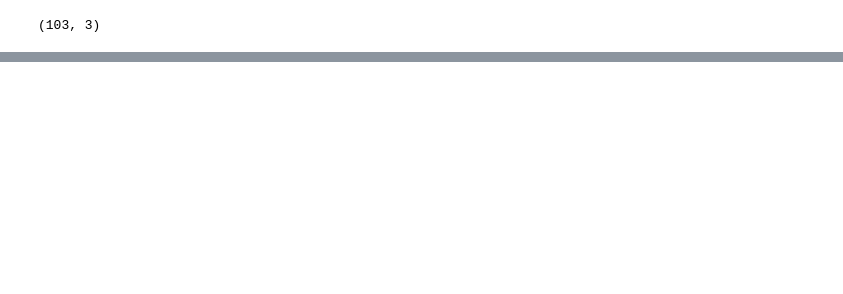
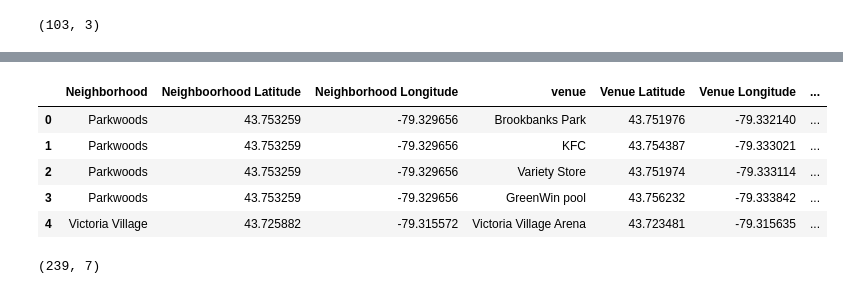
Before and after one commit to abdurrahmanshidiq/IBM-Capstone-Project, a Jupyter notebook: Segmenting_and_Clustering_Neighborhoods_in_Toronto.ipynb, the cells around one changed output, grey strips where cells are left out. Cells and saved outputs as stored; diff of their text form; code cells hidden in the pictures; blank space fills up the shorter version.

```diff
--- a/Segmenting_and_Clustering_Neighborhoods_in_Toronto.ipynb
+++ b/Segmenting_and_Clustering_Neighborhoods_in_Toronto.ipynb
@@ -157,0 +262,5 @@ df_merged[df_merged['PostalCode']=='M5V']
+# %%
+# Select Only North York Borough
+
+df_NY = neighborhoods[neighborhoods['Borough']=='North York'].reset_index(drop=True)[['Borough', 'Neighborhood', 'Latitude', 'Longitude']]
+df_NY.head()
@@ -157,0 +434,37 @@ df_merged[df_merged['PostalCode']=='M5V']
+# %%
+
+def getNearbyVenues(names, latitudes, longitudes, radius=500):
+  neigh_name = []
+  neigh_lat = []
+  neigh_lon = []
+  venue_name = []
+  venue_lat = []
+  venue_lon = []
+  venue_cat_name = []
+
+  for name, lat, lon in zip(names, latitudes, longitudes):
+    print(name)
+
+    url = 'https://api.foursquare.com/v2/venues/explore?client_id={}&client_secret={}&v={}&ll={},{}&radius={}&limit={}'.format(CLIENT_ID, CLIENT_SECRET,
+                                                                                                                           VERSION, lat, lon,
+                                                                                                                           radius, LIMIT)
+    results = requests.get(url).json()['response']['groups'][0]['items']
+
+    for val in results:
+      neigh_name.append(name)
+      neigh_lat.append(lat)
+      neigh_lon.append(lon)
+      venue_name.append(val['venue']['name'])
+      venue_lat.append(val['venue']['location']['lat'])
+      venue_lon.append(val['venue']['location']['lng'])
+      venue_cat_name.append(val['venue']['categories'][0]['name'])
+
+
+  nearby_venue = pd.DataFrame({'Neighborhood':neigh_name, 'Neighboorhood Latitude':neigh_lat, 'Neighborhood Longitude':neigh_lon,
+                               'venue':venue_name, 'Venue Latitude':venue_lat, 'Venue Longitude':venue_lon, 'Venue Category':venue_cat_name})
+  return nearby_venue
+# %%
+northyork_venues = getNearbyVenues(names=df_NY['Neighborhood'],
+                                   latitudes=df_NY['Latitude'],
+                                   longitudes=df_NY['Longitude']
+                                  )
@@ -157,0 +489,13 @@ df_merged[df_merged['PostalCode']=='M5V']
+# %%
+northyork_venues.head()
+# %% [output]
+|  | Neighborhood | Neighboorhood Latitude | Neighborhood Longitude | venue | Venue Latitude | Venue Longitude | ... |
+| 0 | Parkwoods | 43.753259 | -79.329656 | Brookbanks Park | 43.751976 | -79.332140 | ... |
+| 1 | Parkwoods | 43.753259 | -79.329656 | KFC | 43.754387 | -79.333021 | ... |
+| 2 | Parkwoods | 43.753259 | -79.329656 | Variety Store | 43.751974 | -79.333114 | ... |
+| 3 | Parkwoods | 43.753259 | -79.329656 | GreenWin pool | 43.756232 | -79.333842 | ... |
+| 4 | Victoria Village | 43.725882 | -79.315572 | Victoria Village Arena | 43.723481 | -79.315635 | ... |
+# %%
+northyork_venues.shape
+# %% [output]
+(239, 7)
```
Also changed, not shown: parts of 55 cells of this notebook.
